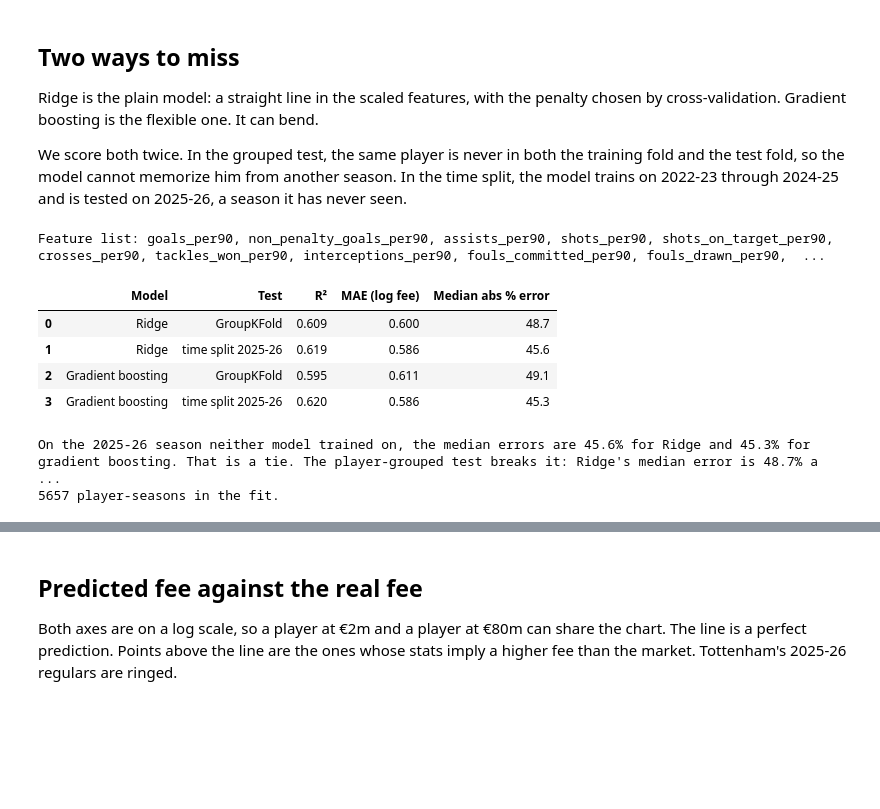
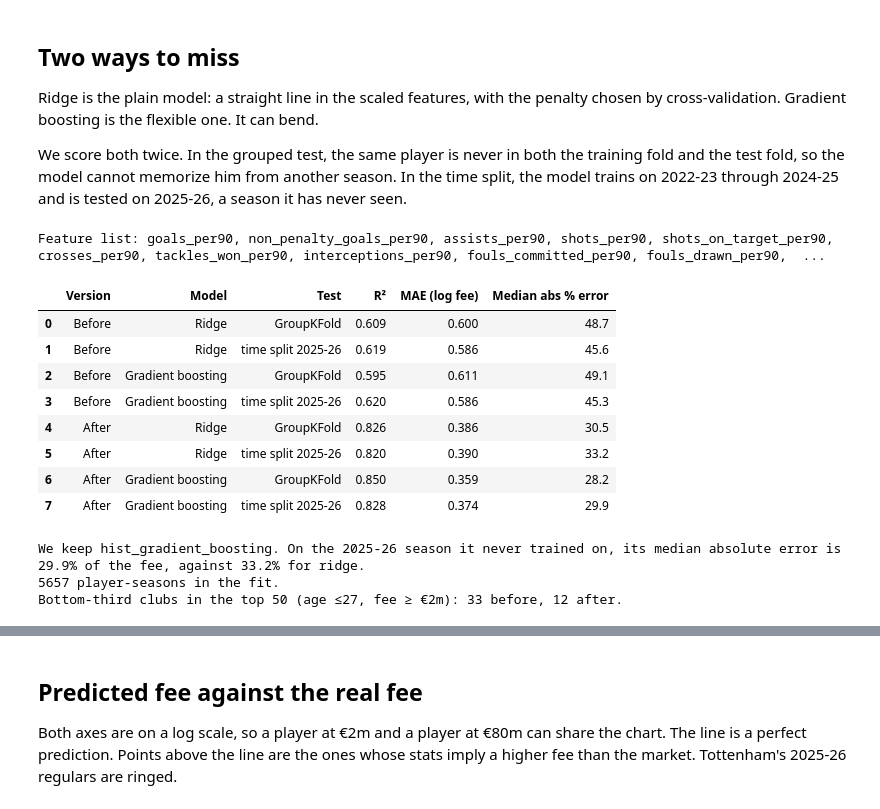
Before and after one commit to samvitchoudhary/spurs-moneyball, a Jupyter notebook: notebooks/04_value_model.ipynb, the cells around one changed output, grey strips where cells are left out. Saved outputs shown, nothing was run; the diff lists cells and outputs as text; code cells hidden in the pictures; blank space fills up the shorter version.

```diff
--- a/notebooks/04_value_model.ipynb
+++ b/notebooks/04_value_model.ipynb
@@ -31,6 +31,8 @@ from src.value_model import (
     out_of_fold_predictions,
     ridge_effects,
     top_undervalued,
+    STRENGTH_COLUMNS,
+    weak_club_count,
 )
 
 LEAGUES = {
@@ -39,48 +41,65 @@ LEAGUES = {
     "GER-Bundesliga": "Bundesliga",
     "ITA-Serie A": "Serie A",
     "FRA-Ligue 1": "Ligue 1",
 }
 ROLE_ORDER = ["CB", "FB", "CM", "AM_W", "ST"]
 ROLE_TITLE = {
     "CB": "Centre-backs",
     "FB": "Fullbacks",
     "CM": "Central midfielders",
     "AM_W": "Attacking midfielders and wingers",
     "ST": "Strikers",
 }
 
 def money(value):
     return f"€{value / 1e6:.1f}m"
 
 modeling = build_modeling_frame()
-comparison = evaluate_models(modeling)
-winner, reason = choose_model(comparison)
-shown = comparison.copy()
-shown["model"] = shown["model"].map(
-    {"ridge": "Ridge", "hist_gradient_boosting": "Gradient boosting"}
-)
-shown = shown.rename(
+before_frame = modeling.drop(columns=list(STRENGTH_COLUMNS))
+before_metrics = evaluate_models(before_frame)
+after_metrics = evaluate_models(modeling)
+winner, reason = choose_model(after_metrics)
+
+def _show(metrics, version):
+    shown = metrics.copy()
+    shown.insert(0, "version", version)
+    shown["model"] = shown["model"].map({"ridge": "Ridge", "hist_gradient_boosting": "Gradient boosting"})
+    return shown
+
+comparison = pd.concat([_show(before_metrics, "Before"), _show(after_metrics, "After")], ignore_index=True)
+comparison = comparison.rename(
     columns={
+        "version": "Version",
         "model": "Model",
         "split": "Test",
         "r2": "R²",
         "mae_log": "MAE (log fee)",
         "median_abs_pct_error": "Median abs % error",
     }
 )
-shown["R²"] = shown["R²"].round(3)
-shown["MAE (log fee)"] = shown["MAE (log fee)"].round(3)
-shown["Median abs % error"] = shown["Median abs % error"].round(1)
-display(shown)
+comparison["R²"] = comparison["R²"].round(3)
+comparison["MAE (log fee)"] = comparison["MAE (log fee)"].round(3)
+comparison["Median abs % error"] = comparison["Median abs % error"].round(1)
+display(comparison)
 print(reason)
 print(f"{len(modeling)} player-seasons in the fit.")
+
+before_scores = out_of_fold_predictions(before_frame, "ridge", save=False)
 predictions = out_of_fold_predictions(modeling, winner)
+before_weak = weak_club_count(before_scores)
+after_weak = weak_club_count(predictions)
+print(f"Bottom-third clubs in the top 50 (age ≤27, fee ≥ €2m): {before_weak} before, {after_weak} after.")
 # %% [output]
 Feature list: goals_per90, non_penalty_goals_per90, assists_per90, shots_per90, shots_on_target_per90, crosses_per90, tackles_won_per90, interceptions_per90, fouls_committed_per90, fouls_drawn_per90,  ...
-|  | Model | Test | R² | MAE (log fee) | Median abs % error |
-| 0 | Ridge | GroupKFold | 0.609 | 0.600 | 48.7 |
-| 1 | Ridge | time split 2025-26 | 0.619 | 0.586 | 45.6 |
-| 2 | Gradient boosting | GroupKFold | 0.595 | 0.611 | 49.1 |
-| 3 | Gradient boosting | time split 2025-26 | 0.620 | 0.586 | 45.3 |
+|  | Version | Model | Test | R² | MAE (log fee) | Median abs % error |
+| 0 | Before | Ridge | GroupKFold | 0.609 | 0.600 | 48.7 |
+| 1 | Before | Ridge | time split 2025-26 | 0.619 | 0.586 | 45.6 |
+| 2 | Before | Gradient boosting | GroupKFold | 0.595 | 0.611 | 49.1 |
+| 3 | Before | Gradient boosting | time split 2025-26 | 0.620 | 0.586 | 45.3 |
+| 4 | After | Ridge | GroupKFold | 0.826 | 0.386 | 30.5 |
+| 5 | After | Ridge | time split 2025-26 | 0.820 | 0.390 | 33.2 |
+| 6 | After | Gradient boosting | GroupKFold | 0.850 | 0.359 | 28.2 |
+| 7 | After | Gradient boosting | time split 2025-26 | 0.828 | 0.374 | 29.9 |
-On the 2025-26 season neither model trained on, the median errors are 45.6% for Ridge and 45.3% for gradient boosting. That is a tie. The player-grouped test breaks it: Ridge's median error is 48.7% a ...
+We keep hist_gradient_boosting. On the 2025-26 season it never trained on, its median absolute error is 29.9% of the fee, against 33.2% for ridge.
 5657 player-seasons in the fit.
+Bottom-third clubs in the top 50 (age ≤27, fee ≥ €2m): 33 before, 12 after.
```
Also changed, not shown: parts of 6 cells of this notebook, 1 other file.
